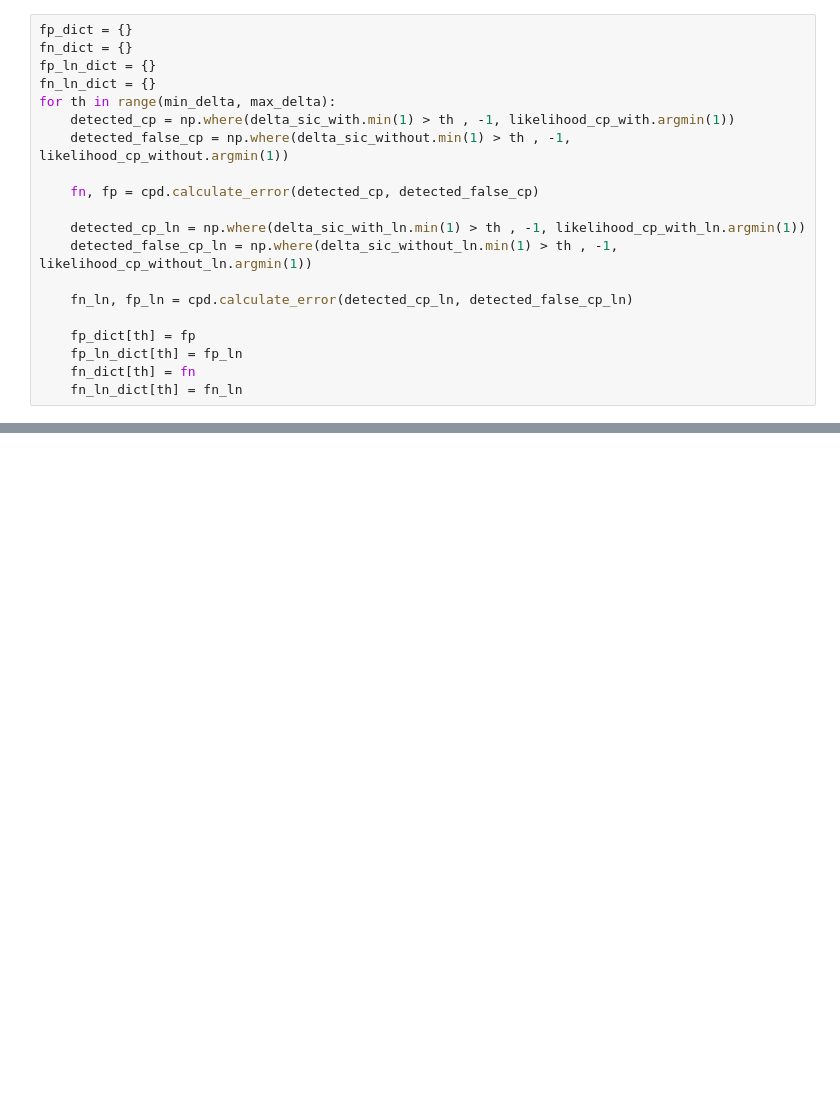
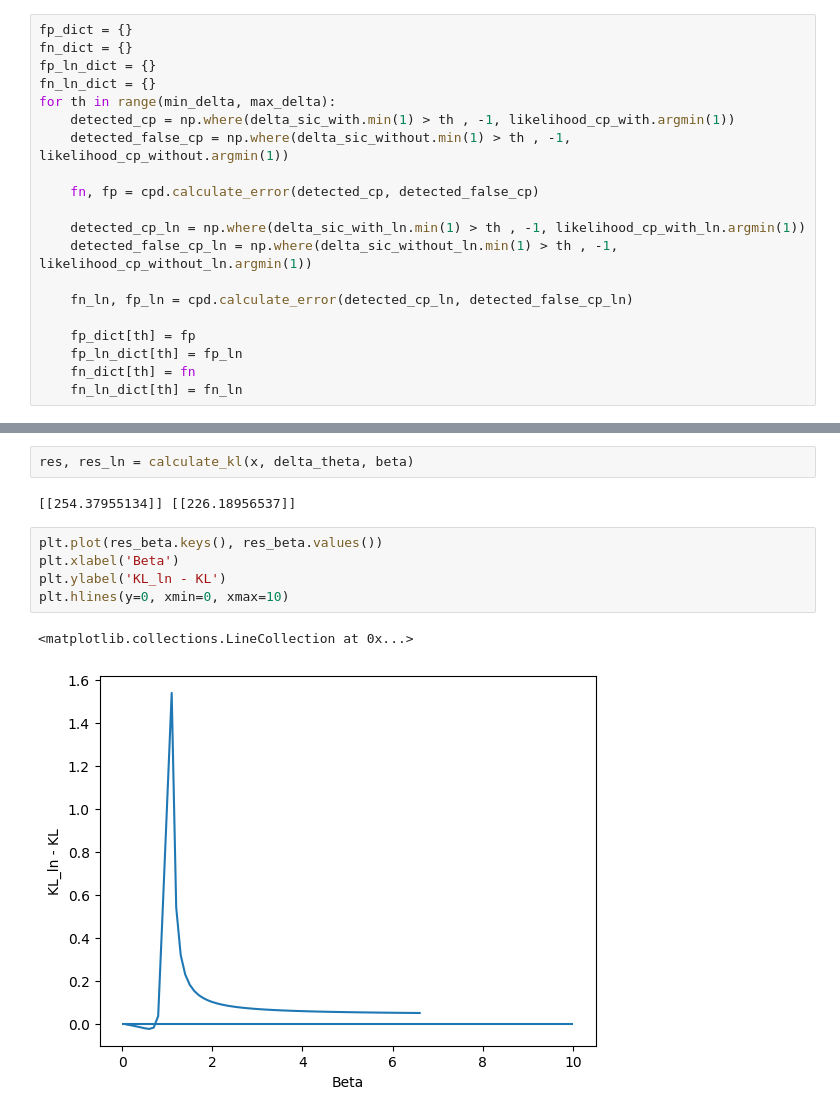
Before and after one commit to romanenkova95/ln_for_cpd, a Jupyter notebook: paper_stat.ipynb, the cells around one changed output, grey strips where cells are left out. Saved outputs shown, nothing was run; the diff lists cells and outputs as text; blank space fills up the shorter version.

```diff
--- a/paper_stat.ipynb
+++ b/paper_stat.ipynb
@@ -160,0 +327,12 @@ threshold_2
+# %%
+res, res_ln = calculate_kl(x, delta_theta, beta)
+# %% [output]
+[[254.37955134]] [[226.18956537]]
+# %%
+plt.plot(res_beta.keys(), res_beta.values())
+plt.xlabel('Beta')
+plt.ylabel('KL_ln - KL')
+plt.hlines(y=0, xmin=0, xmax=10)
+# %% [output]
+<matplotlib.collections.LineCollection at 0x...>
+[figure, added]
```
Also changed, not shown: parts of 41 cells of this notebook, 5 other files.
